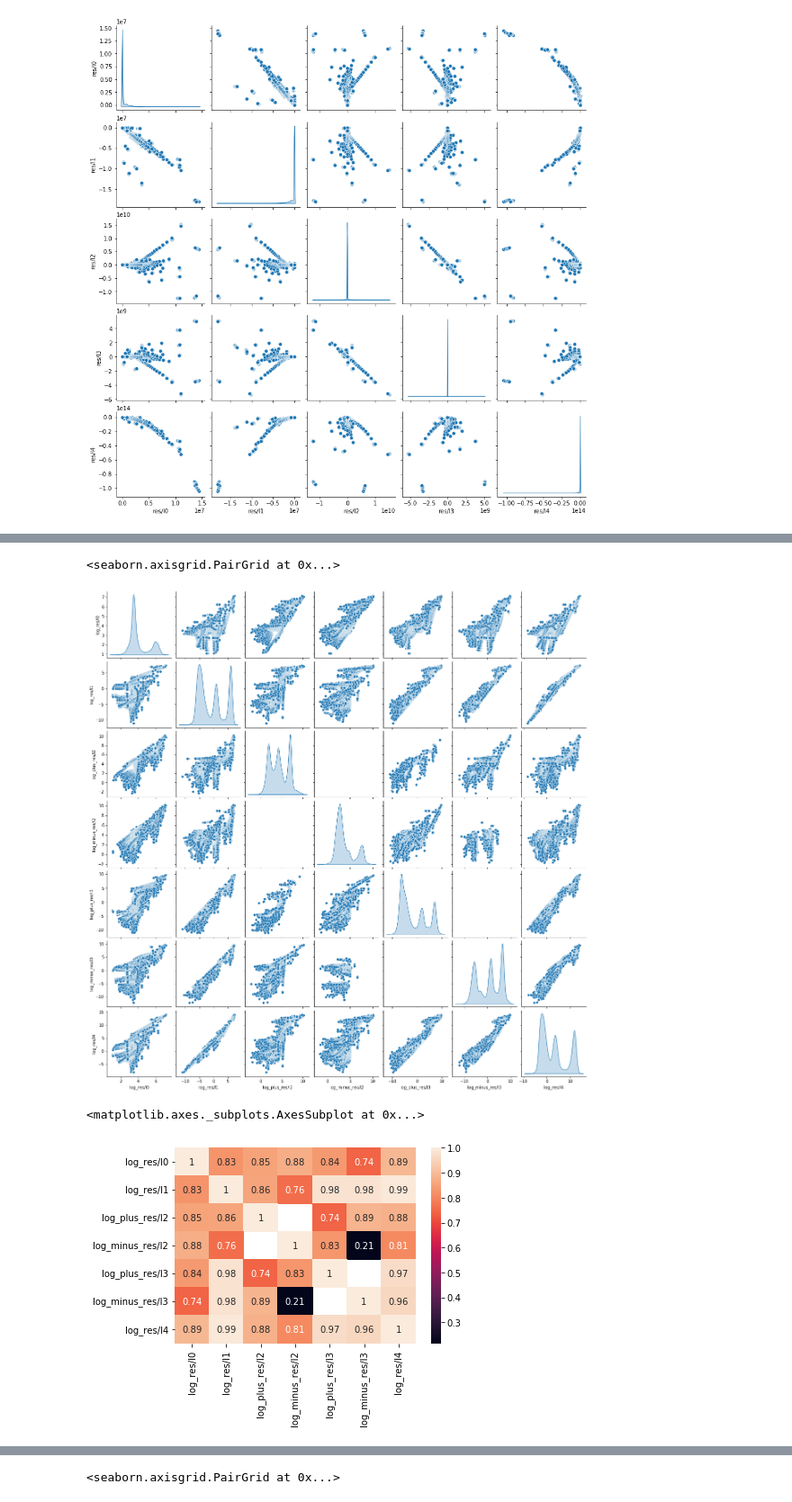
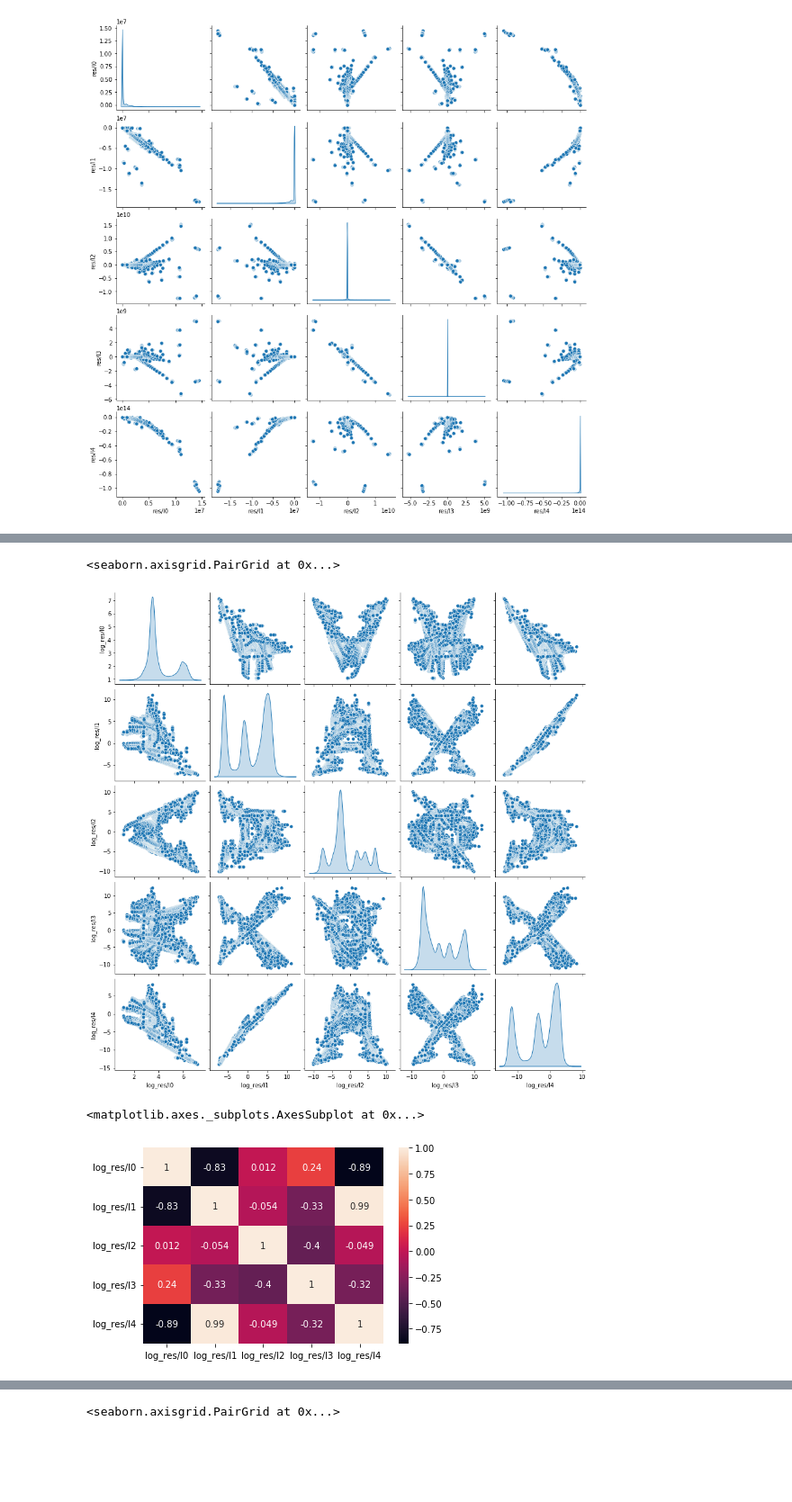
Before and after one commit to RomanovaDI/tbnnTurbulenceTraining, a Jupyter notebook: constantAngleSlopeDNS_U4e-1_A5_H1e-2_RANSsets/trainNN.ipynb, the cells around one changed output, grey strips where cells are left out. Shown at 90% size. Cells and saved outputs as stored; diff of their text form; code cells hidden in the pictures; blank space fills up the shorter version.

Commit message:
Data analisys
Signed-off-by: Daria Romanova <romanovadi@gmail.com>

```diff
--- a/constantAngleSlopeDNS_U4e-1_A5_H1e-2_RANSsets/trainNN.ipynb
+++ b/constantAngleSlopeDNS_U4e-1_A5_H1e-2_RANSsets/trainNN.ipynb
@@ -108,9 +108,11 @@ def readTensor(fileName, folder, time, sz):
 	arr = pd.read_csv(folder+time+'/'+time+'/'+fileName[0], header=None, skiprows=23, nrows=sz, dtype=str)
 	arr.iloc[:,0] = arr.iloc[:,0].str.replace('[(,)]', '', regex=True)
 	arr = arr.iloc[:,0].str.split(expand=True)
-	arr.columns = [fileName[0]+'0', fileName[0]+'1', fileName[0]+'2', fileName[0]+'3', fileName[0]+'4', fileName[0]+'5', fileName[0]+'6', fileName[0]+'7', fileName[0]+'8']
+	arr.columns = [fileName[0]+'0', fileName[0]+'1', fileName[0]+'2', fileName[0]+'3', fileName[0]+'4',\
+                   fileName[0]+'5', fileName[0]+'6', fileName[0]+'7', fileName[0]+'8']
 	arr.loc[:,:] = arr.loc[:,:].astype(float)
-	return arr
+	return arr[[fileName[0]+'0', fileName[0]+'1', fileName[0]+'2', fileName[0]+'4',\
+                   fileName[0]+'5', fileName[0]+'8']]
 # %%
 def readVector(fileName, folder, time, sz):
 	arr = pd.read_csv(folder+time+'/'+time+'/'+fileName[0], header=None, skiprows=23, nrows=sz, dtype=str)
@@ -146,7 +148,7 @@ FsScalars = pd.DataFrame([['alpha.water'], ['res/alpha.water'], ['res/p'], ['res
                           ['res/I2'], ['res/I3'], ['res/I4']])
 FsVectors = pd.DataFrame([['U'], ['res/U'], ['res/Uref']])
 FsTensors = pd.DataFrame([['res/T0'], ['res/T1'], ['res/T2'], ['res/T3'], ['res/T4'], ['res/T5'], \
-                          ['res/T6'], ['res/T7'], ['res/T8']])
+                          ['res/T6'], ['res/T7'], ['res/T8'], ['res/T9']])
 # %%
 trainTSL = TSL[:int(lenTSL/3)]
 testTSL = TSL[int(lenTSL/3):]
@@ -201,20 +186,25 @@ Name: res/I2, Length: 54480, dtype: float64
+# %%
+def log10pm(x):
+    if x>0:
+        return np.log10(x)
+    elif x<0:
+        return -np.log10(-x)
+    else:
+        return 0
+nplog10pm = np.vectorize(log10pm)
 # %%
-trainData['log_res/I0'] = np.log10(trainData['res/I0'])
-trainData['log_res/I1'] = np.log10(-trainData['res/I1'])
-trainData['log_plus_res/I2'] = np.log10(trainData[trainData['res/I2']>0]['res/I2'])
-trainData['log_minus_res/I2'] = np.log10(-trainData[trainData['res/I2']<0]['res/I2'])
-trainData['log_plus_res/I3'] = np.log10(trainData[trainData['res/I3']>0]['res/I3'])
-trainData['log_minus_res/I3'] = np.log10(-trainData[trainData['res/I3']<0]['res/I3'])
-trainData['log_res/I4'] = np.log10(-trainData['res/I4'])
+trainData['log_res/I0'] = nplog10pm(trainData['res/I0'])
+trainData['log_res/I1'] = nplog10pm(trainData['res/I1'])
+trainData['log_res/I2'] = nplog10pm(trainData['res/I2'])
+trainData['log_res/I3'] = nplog10pm(trainData['res/I3'])
+trainData['log_res/I4'] = nplog10pm(trainData['res/I4'])
 # %%
-sns.pairplot(trainData[['log_res/I0', 'log_res/I1', 'log_plus_res/I2', 'log_minus_res/I2', \
-                        'log_plus_res/I3', 'log_minus_res/I3', 'log_res/I4']], diag_kind='kde')
+sns.pairplot(trainData[['log_res/I0', 'log_res/I1', 'log_res/I2', 'log_res/I3', 'log_res/I4']], diag_kind='kde')
 # %% [output]
 <seaborn.axisgrid.PairGrid at 0x...>
-[figure, old version]
+[figure, new version]
 # %%
-sns.heatmap(trainData[['log_res/I0', 'log_res/I1', 'log_plus_res/I2', 'log_minus_res/I2', \
-                        'log_plus_res/I3', 'log_minus_res/I3', 'log_res/I4']].corr(), annot = True)
+sns.heatmap(trainData[['log_res/I0', 'log_res/I1', 'log_res/I2', 'log_res/I3', 'log_res/I4']].corr(), annot = True)
 # %% [output]
 <matplotlib.axes._subplots.AxesSubplot at 0x...>
-[figure, old version]
+[figure, new version]
```
Also changed, not shown: parts of 15 cells of this notebook.
